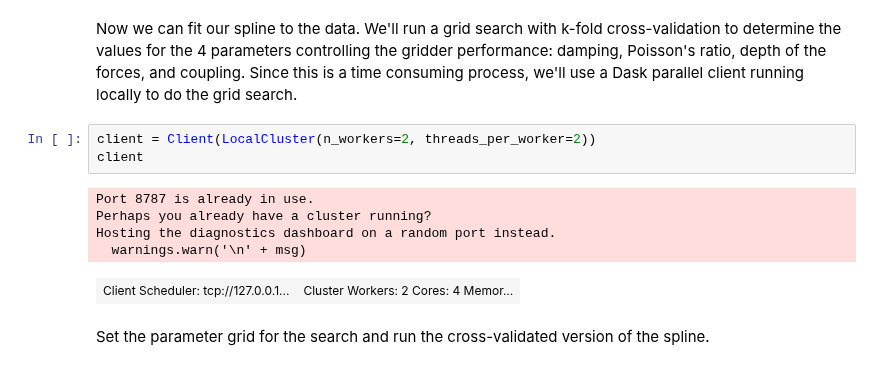
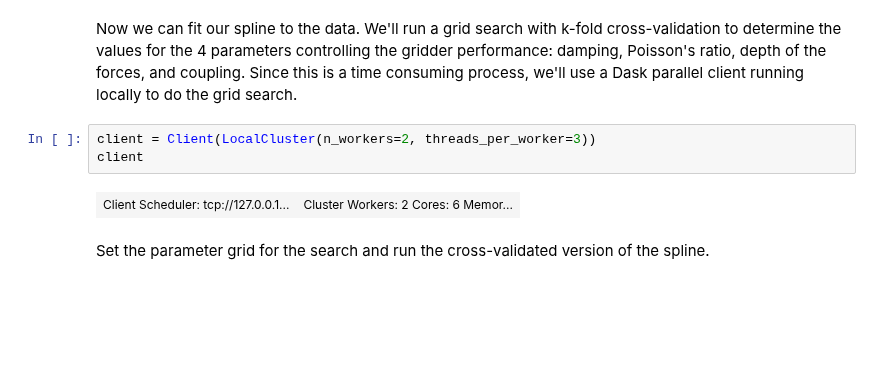
Before and after one commit to leouieda/agu2018, a Jupyter notebook: code/notebooks/pbo_data.ipynb, the cells around one changed output. Cells and saved outputs as stored; diff of their text form; blank space fills up the shorter version.

```diff
--- a/code/notebooks/pbo_data.ipynb
+++ b/code/notebooks/pbo_data.ipynb
@@ -174,14 +174,10 @@ ax.gridlines(draw_labels=True)
 # %% [markdown]
 Now we can fit our spline to the data. We'll run a grid search with k-fold cross-validation to determine the values for the 4 parameters controlling the gridder performance: damping, Poisson's ratio, depth of the forces, and coupling. Since this is a time consuming process, we'll use a Dask parallel client running locally to do the grid search.
 # %%
-client = Client(LocalCluster(n_workers=2, threads_per_worker=2))
+client = Client(LocalCluster(n_workers=2, threads_per_worker=3))
 client
 # %% [output]
-Port 8787 is already in use.
-Perhaps you already have a cluster running?
-Hosting the diagnostics dashboard on a random port instead.
-  warnings.warn('\n' + msg)
-| Client Scheduler: tcp://127.0.0.1... | Cluster Workers: 2 Cores: 4 Memor... |
+| Client Scheduler: tcp://127.0.0.1... | Cluster Workers: 2 Cores: 6 Memor... |
 # %% [markdown]
 Set the parameter grid for the search and run the cross-validated version of the spline.
 # %%
```
Also changed, not shown: parts of 13 cells of this notebook.
